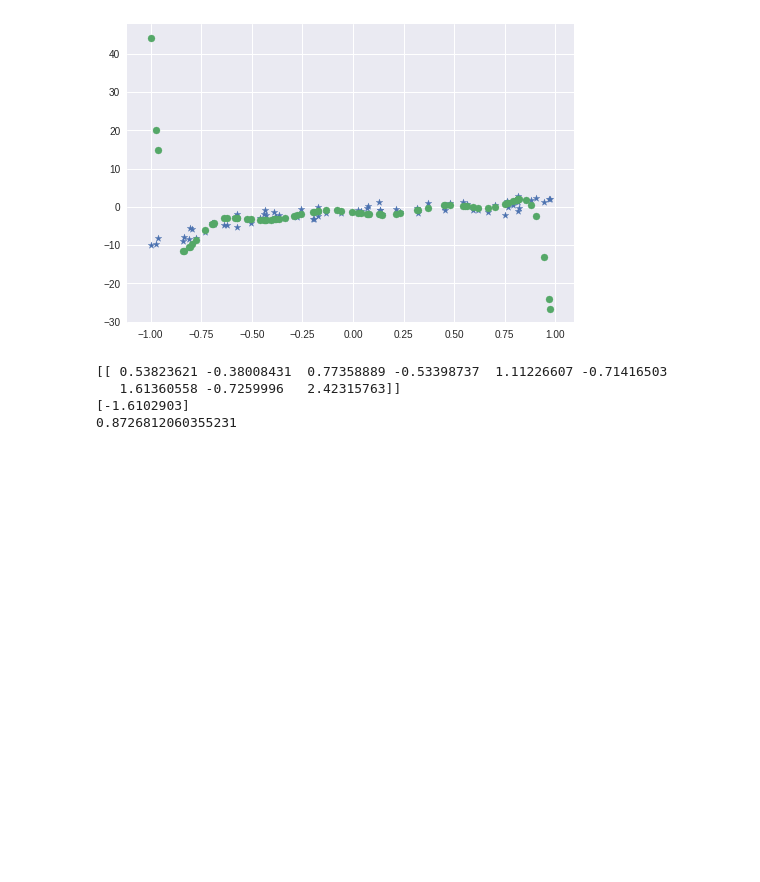
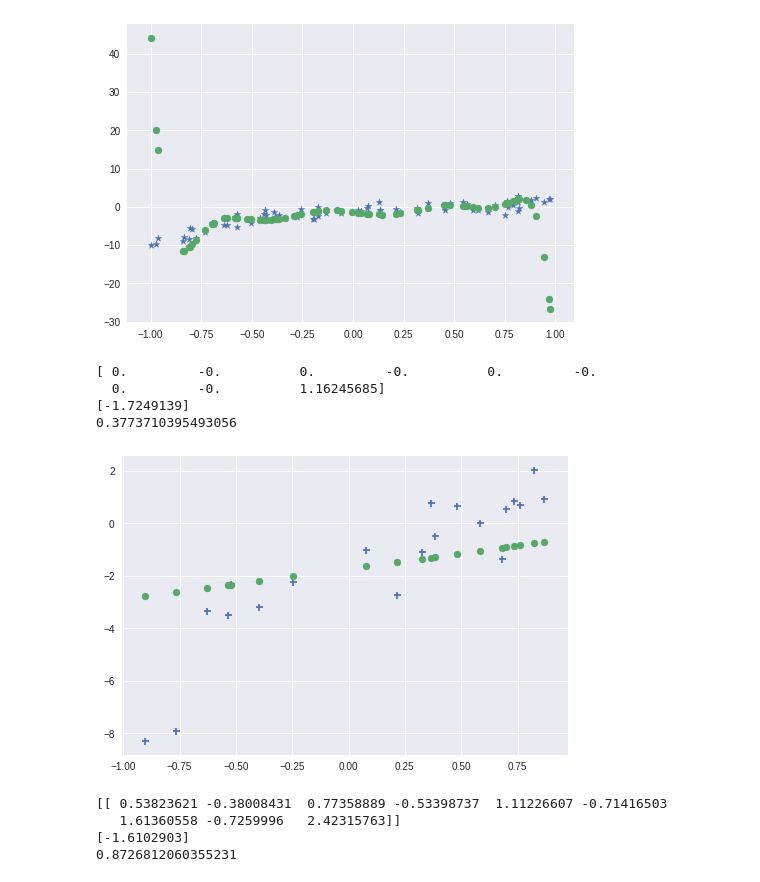
Before and after one commit to kintarou/django-starter, a Jupyter notebook: regression.ipynb, the cells around one changed output. Drawn from its saved outputs; the diff is of its cells as text; code cells hidden in the pictures; blank space fills up the shorter version.

```diff
--- a/regression.ipynb
+++ b/regression.ipynb
@@ -204,6 +204,26 @@ plt.show()
 # %% [output]
 -8.070359509943156
 [figure]
+# %%
+#model lasso
+from sklearn import linear_model
+
+model = linear_model.Lasso()
+model.fit(X_TRAIN, y_train)
+
+print(model.coef_)
+print(model.intercept_)
+print(model.score(X_TRAIN, y_train))
+
+plt.scatter(x_train, y_train, marker='+')
+plt.scatter(x_train, model.predict(X_TRAIN))
+plt.show()
+# %% [output]
+[ 0.         -0.          0.         -0.          0.         -0.
+  0.         -0.          1.16245685]
+[-1.7249139]
+0.3773710395493056
+[figure, added]
 # %%
 #model ridge
 from sklearn import linear_model
```
